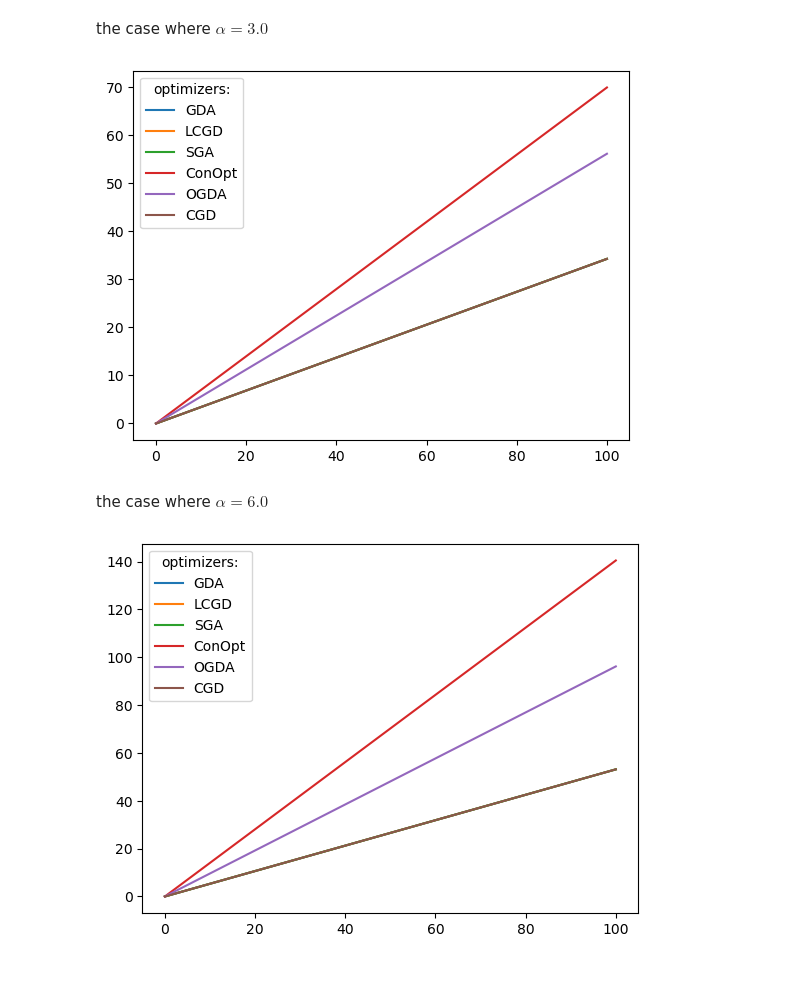
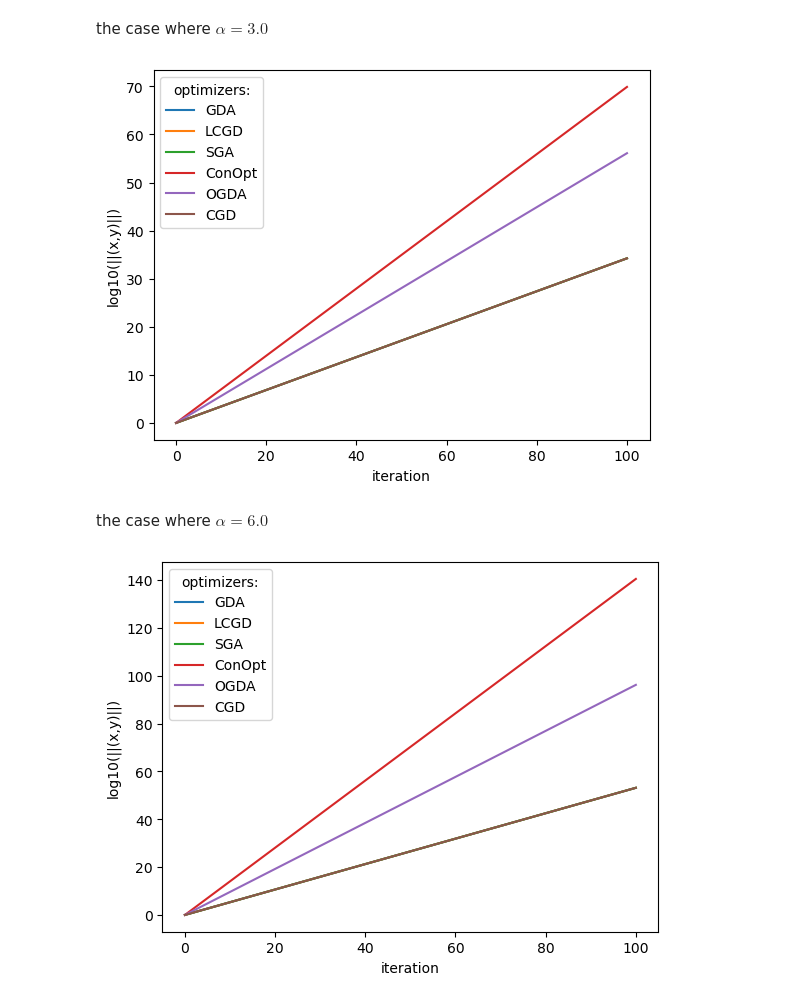
Before and after one commit to gabrieledangeli/OptML_miniproject_FGY, a Jupyter notebook: PART 1/main.ipynb, the cells around one changed output. Drawn from its saved outputs; the diff is of its cells as text; code cells hidden in the pictures; blank space fills up the shorter version.

```diff
--- a/PART 1/main.ipynb
+++ b/PART 1/main.ipynb
@@ -267,22 +275,26 @@ step=[i*25 for i in range(5)]
 for optimizer in optimizers:
     plt.plot(step,records[optimizer],label=optimizer)
 plt.legend(title='optimizers:')
+plt.xlabel('iteration')
+plt.ylabel('log10(||(x,y)||)')
 plt.show()
 # %% [output]
-[figure, old version]
+[figure, new version]
 # %% [markdown]
 the case where $\alpha = 6.0$
 # %%
 alpha=6
 records={}
 for optimizer in optimizers:
     record=c_v.run(alpha,eta,gamma,Xinit,Yinit,optimizer=optimizer)
     records[optimizer]=record
 
 step=[i*25 for i in range(5)]
 for optimizer in optimizers:
     plt.plot(step,records[optimizer],label=optimizer)
 plt.legend(title='optimizers:')
+plt.xlabel('iteration')
+plt.ylabel('log10(||(x,y)||)')
 plt.show()
 # %% [output]
-[figure, old version]
+[figure, new version]
```
Also changed, not shown: parts of 7 cells of this notebook, 5 other files.
